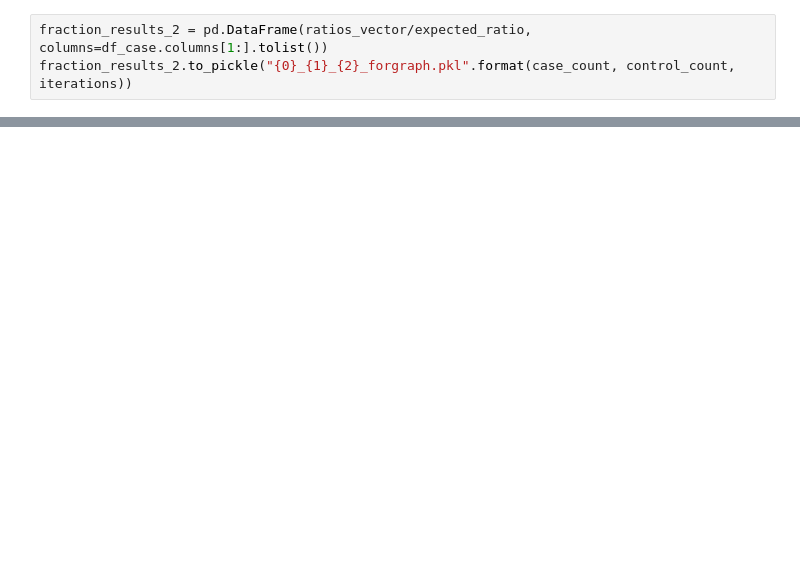
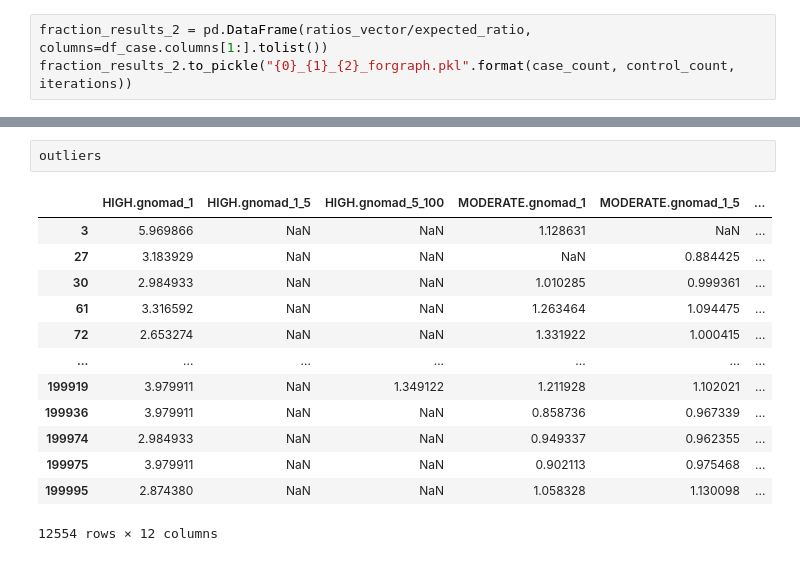
Before and after one commit to OligoGeneticDiseases/gen-toolbox, a Jupyter notebook: extra/stats-notebook.ipynb, the cells around one changed output, grey strips where cells are left out. Cells and saved outputs as stored; diff of their text form; blank space fills up the shorter version.

```diff
--- a/extra/stats-notebook.ipynb
+++ b/extra/stats-notebook.ipynb
@@ -338,0 +452,16 @@ print("Done {0} iterations".format(iterations))
+# %%
+outliers
+# %% [output]
+|  | HIGH.gnomad_1 | HIGH.gnomad_1_5 | HIGH.gnomad_5_100 | MODERATE.gnomad_1 | MODERATE.gnomad_1_5 | ... |
+| 3 | 5.969866 | NaN | NaN | 1.128631 | NaN | ... |
+| 27 | 3.183929 | NaN | NaN | NaN | 0.884425 | ... |
+| 30 | 2.984933 | NaN | NaN | 1.010285 | 0.999361 | ... |
+| 61 | 3.316592 | NaN | NaN | 1.263464 | 1.094475 | ... |
+| 72 | 2.653274 | NaN | NaN | 1.331922 | 1.000415 | ... |
+| ... | ... | ... | ... | ... | ... | ... |
+| 199919 | 3.979911 | NaN | 1.349122 | 1.211928 | 1.102021 | ... |
+| 199936 | 3.979911 | NaN | NaN | 0.858736 | 0.967339 | ... |
+| 199974 | 2.984933 | NaN | NaN | 0.949337 | 0.962355 | ... |
+| 199975 | 3.979911 | NaN | NaN | 0.902113 | 0.975468 | ... |
+| 199995 | 2.874380 | NaN | NaN | 1.058328 | 1.130098 | ... |
+12554 rows × 12 columns
```
Also changed, not shown: parts of 26 cells of this notebook, 1 other file.
